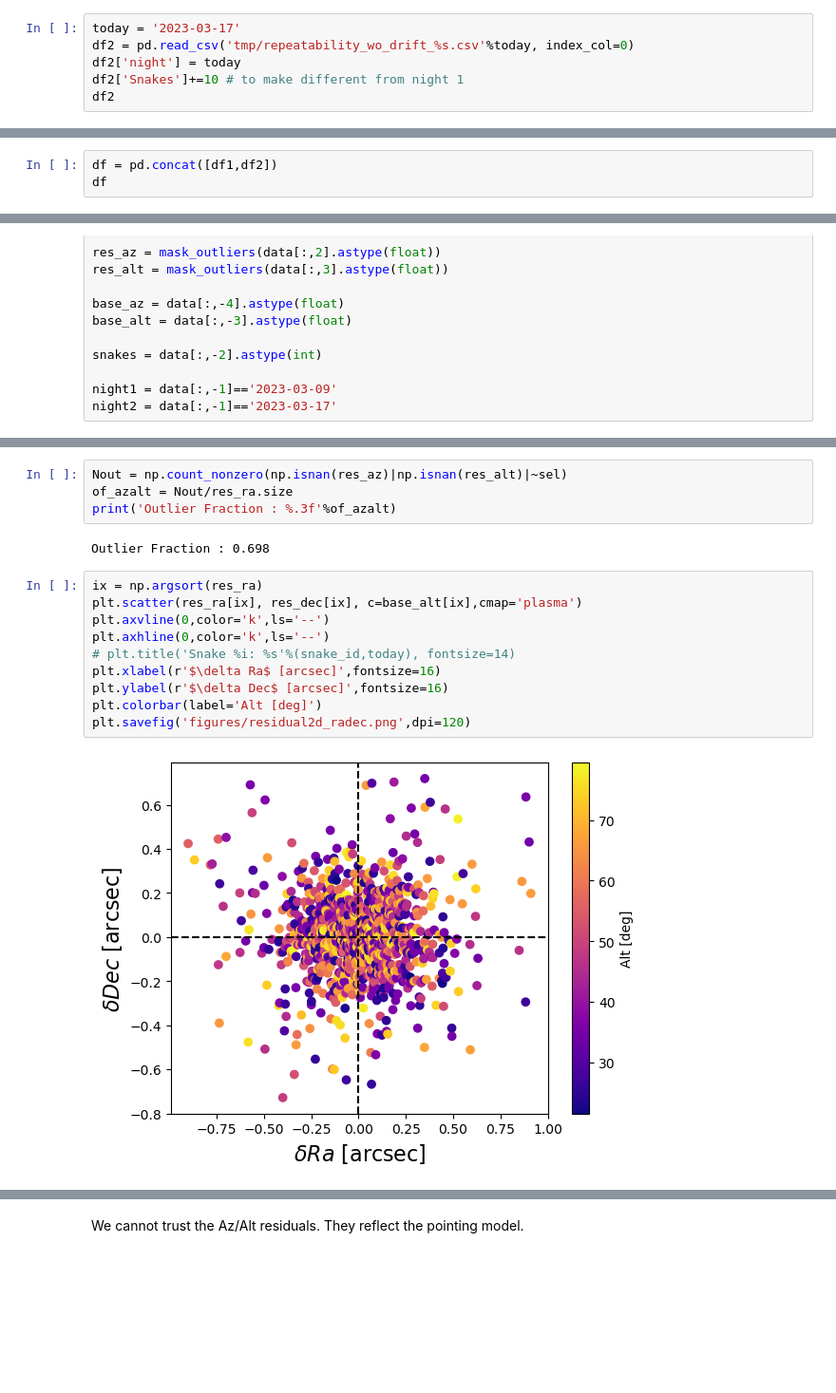
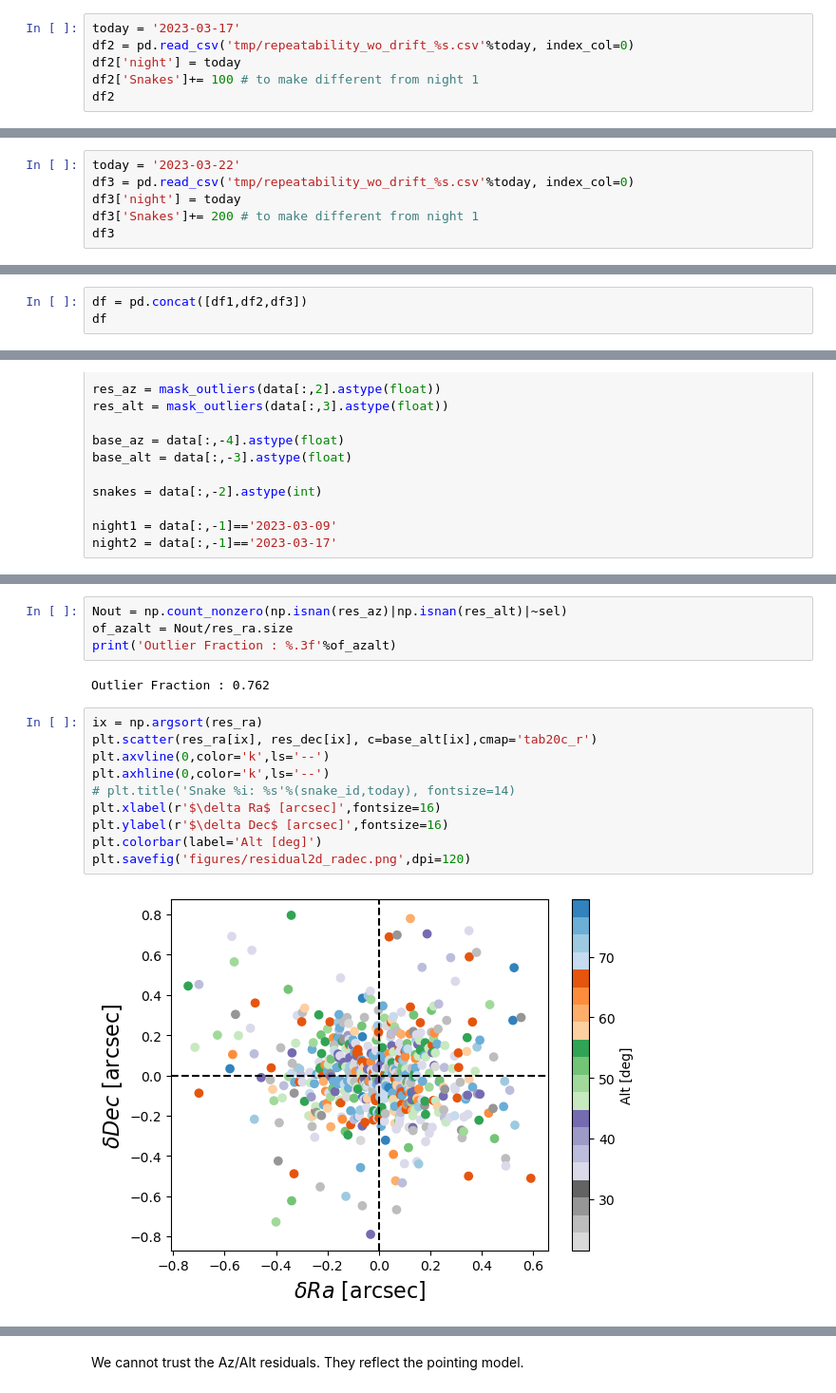
Before and after one commit to estevesjh/ComScratchStuff, a Jupyter notebook: starTracker/slewSettleTests/LVV-T2732_analysis_repeatability_report.ipynb, the cells around one changed output, grey strips where cells are left out. Shown at 95% size. Cells and saved outputs as stored; diff of their text form; blank space fills up the shorter version.

Commit message:
wo drift

```diff
--- a/starTracker/slewSettleTests/LVV-T2732_analysis_repeatability_report.ipynb
+++ b/starTracker/slewSettleTests/LVV-T2732_analysis_repeatability_report.ipynb
@@ -38,7 +38,7 @@ df1
 today = '2023-03-17'
 df2 = pd.read_csv('tmp/repeatability_wo_drift_%s.csv'%today, index_col=0)
 df2['night'] = today
-df2['Snakes']+=10 # to make different from night 1
+df2['Snakes']+= 100 # to make different from night 1
 df2
 # %% [output]
 |  | Res ra | Res dec | Res az | Res alt | Base Ra | Base Dec | Base Az | Base Alt | Snakes | night |
@@ -56 +56,7 @@ df2
 547 rows × 10 columns
+# %%
+today = '2023-03-22'
+df3 = pd.read_csv('tmp/repeatability_wo_drift_%s.csv'%today, index_col=0)
+df3['night'] = today
+df3['Snakes']+= 200 # to make different from night 1
+df3
@@ -57,5 +77,5 @@ df2
 # %%
-df = pd.concat([df1,df2])
+df = pd.concat([df1,df2,df3])
 df
 # %% [output]
 |  | Res ra | Res dec | Res az | Res alt | Base Ra | Base Dec | Base Az | Base Alt | Snakes | night |
@@ -159,21 +179,21 @@ plt.savefig('figures/azalt_residual_histogram.png',dpi=120)
-# %%
-Nout = np.count_nonzero(np.isnan(res_az)|np.isnan(res_alt)|~sel)
-of_azalt = Nout/res_ra.size
-print('Outlier Fraction : %.3f'%of_azalt)
-# %% [output]
-Outlier Fraction : 0.698
+# %%
+Nout = np.count_nonzero(np.isnan(res_az)|np.isnan(res_alt)|~sel)
+of_azalt = Nout/res_ra.size
+print('Outlier Fraction : %.3f'%of_azalt)
+# %% [output]
+Outlier Fraction : 0.762
 # %%
 ix = np.argsort(res_ra)
-plt.scatter(res_ra[ix], res_dec[ix], c=base_alt[ix],cmap='plasma')
+plt.scatter(res_ra[ix], res_dec[ix], c=base_alt[ix],cmap='tab20c_r')
 plt.axvline(0,color='k',ls='--')
 plt.axhline(0,color='k',ls='--')
 # plt.title('Snake %i: %s'%(snake_id,today), fontsize=14)
 plt.xlabel(r'$\delta Ra$ [arcsec]',fontsize=16)
 plt.ylabel(r'$\delta Dec$ [arcsec]',fontsize=16)
 plt.colorbar(label='Alt [deg]')
 plt.savefig('figures/residual2d_radec.png',dpi=120)
 # %% [output]
-[figure, old version]
+[figure, new version]
 # %%
 # ix = np.argsort(res_ra)
 ix = np.where((np.abs(res_az)<1.5)&(np.abs(res_alt)<1.5))
```
Also changed, not shown: parts of 18 cells of this notebook, 15 other files.
